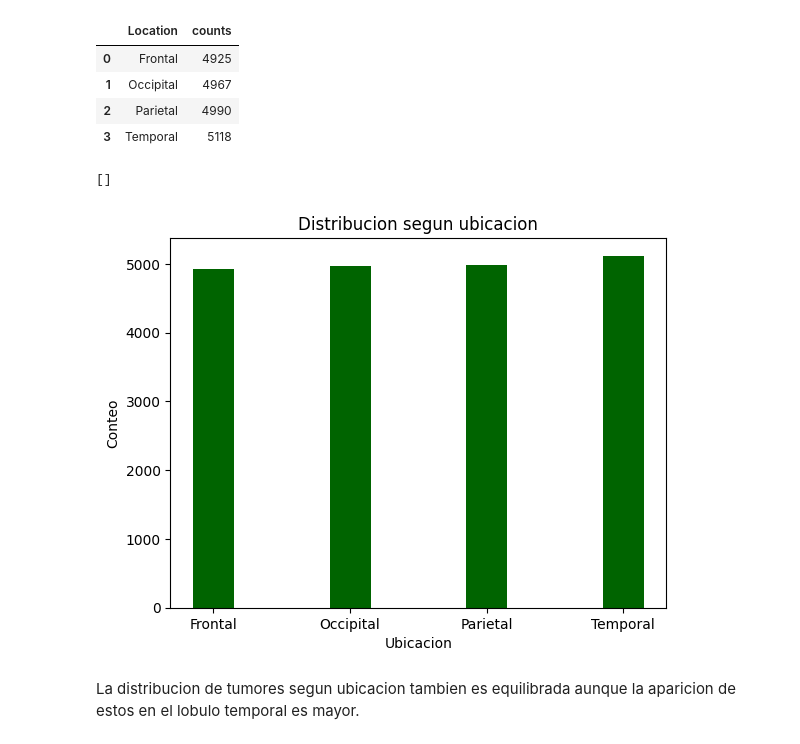
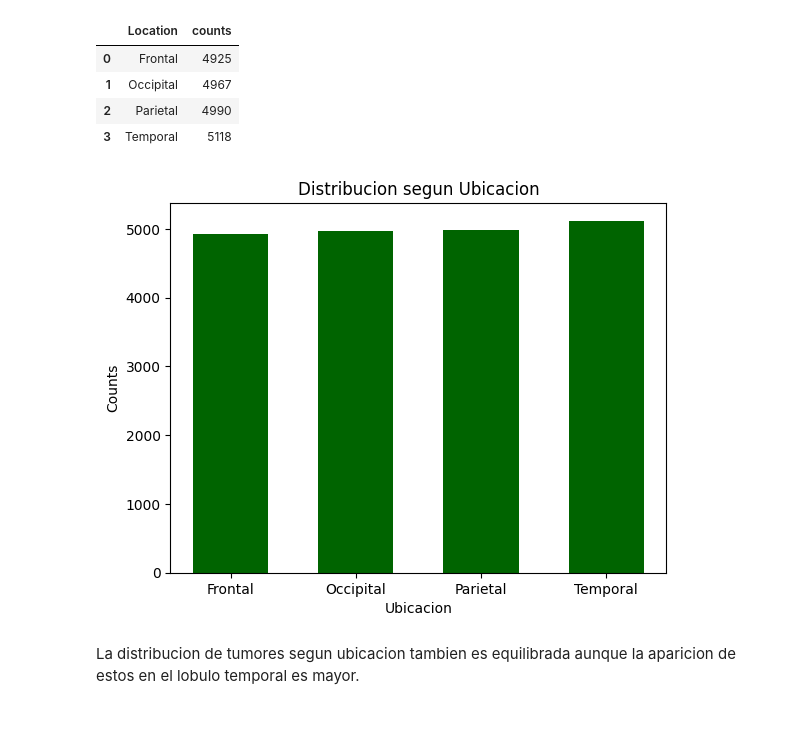
Before and after one commit to SantiiMorales/Proyecto-8-Data, a Jupyter notebook: eda.ipynb, the cells around one changed output. Cells and saved outputs as stored; diff of their text form; code cells hidden in the pictures.

```diff
--- a/eda.ipynb
+++ b/eda.ipynb
@@ -124,15 +128,10 @@ df_ubication.head()
 | 1 | Occipital | 4967 |
 | 2 | Parietal | 4990 |
 | 3 | Temporal | 5118 |
-# %%
-plt.bar(df_ubication['Location'], df_ubication['counts'], width=0.3, color='darkgreen')
-plt.xlabel('Ubicacion')
-plt.ylabel('Conteo')
-plt.title('Distribucion segun ubicacion')
-plt.plot()
-# %% [output]
-[]
-[figure, removed]
+# %%
+grafico_bar(df_ubication['Location'], df_ubication['counts'], 'Distribucion segun Ubicacion', 'Ubicacion', 'Counts', 'darkgreen')
+# %% [output]
+[figure, added]
 # %% [markdown]
 La distribucion de tumores segun ubicacion tambien es equilibrada aunque la aparicion de estos en el lobulo temporal es mayor.
 # %%
```
Also changed, not shown: parts of 35 cells of this notebook.
